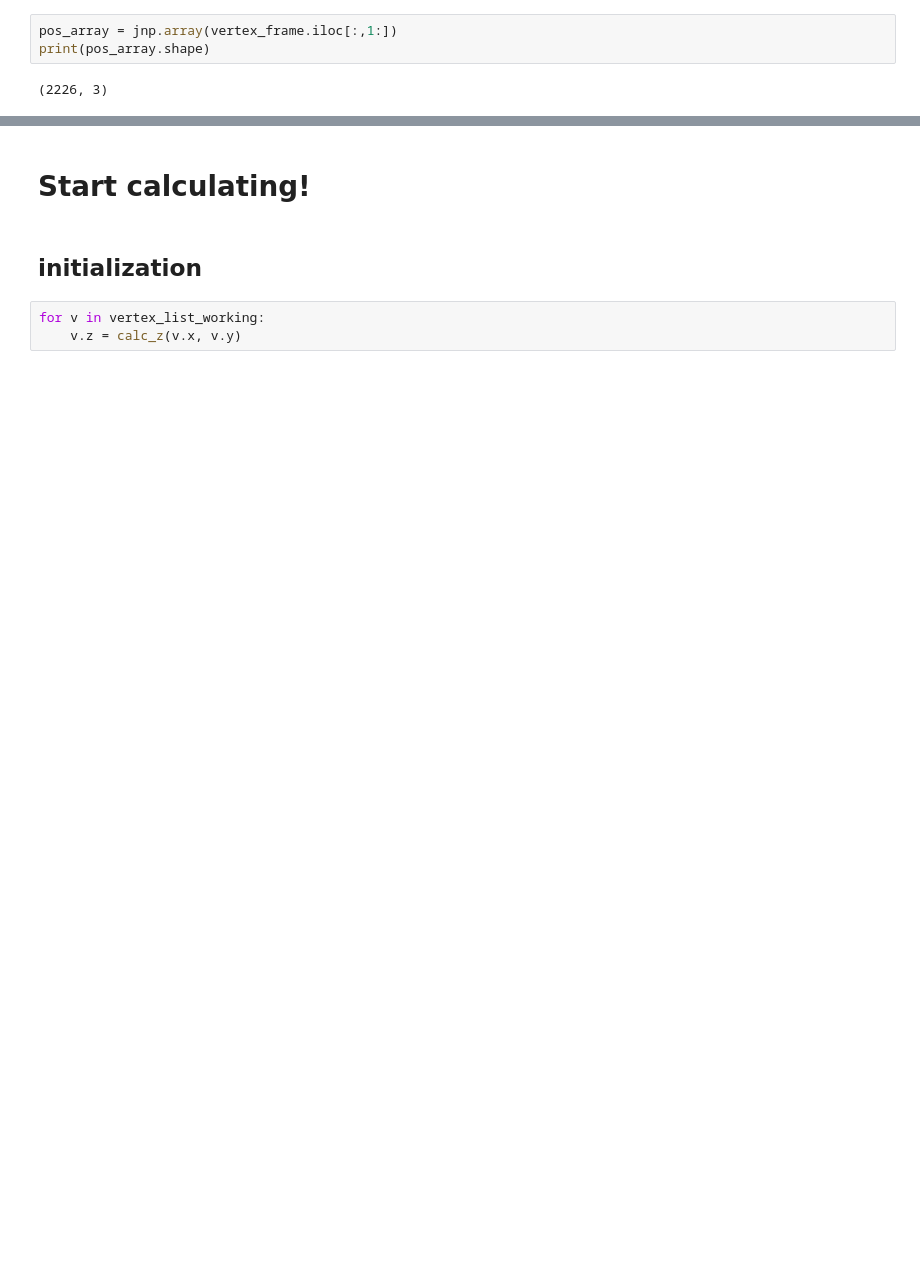
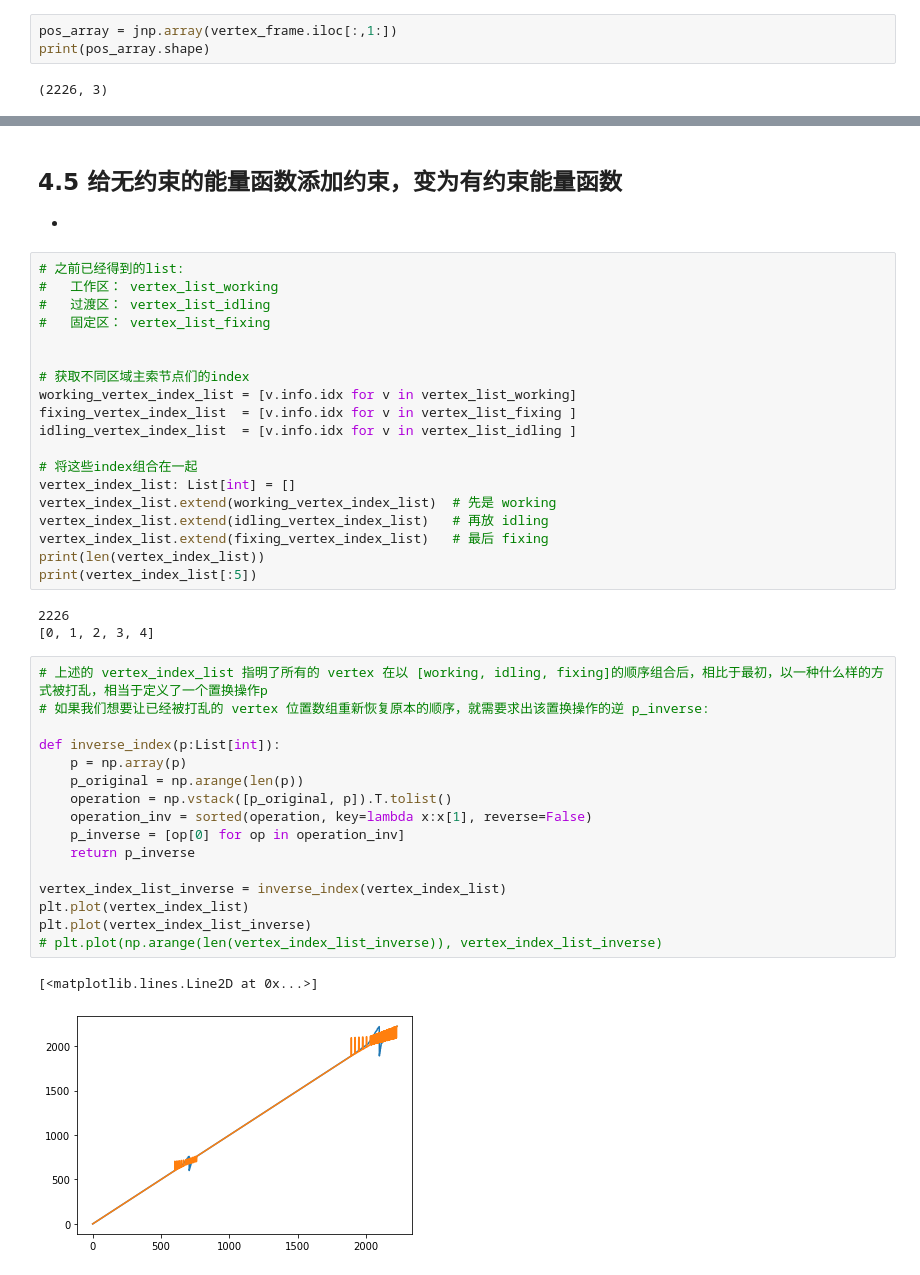
Before and after one commit to Roy-Kid/jax-in-practice, a Jupyter notebook: code/chapter10/main.ipynb, the cells around one changed output, grey strips where cells are left out. Saved outputs shown, nothing was run; the diff lists cells and outputs as text; blank space fills up the shorter version.

```diff
--- a/code/chapter10/main.ipynb
+++ b/code/chapter10/main.ipynb
@@ -511,7 +509,44 @@ The problem arose with the `bool` function.
-# %% [markdown]
-# Start calculating!
-# %% [markdown]
-## initialization
-# %%
-for v in vertex_list_working:
-    v.z = calc_z(v.x, v.y)
+# %% [markdown]
+## 4.5 给无约束的能量函数添加约束，变为有约束能量函数
+- <font color=white size=4 face=雅黑>如此做目的在于方便扩展，同时提高效率</font>
+# %%
+# 之前已经得到的list:
+#   工作区： vertex_list_working
+#   过渡区： vertex_list_idling
+#   固定区： vertex_list_fixing
+
+
+# 获取不同区域主索节点们的index
+working_vertex_index_list = [v.info.idx for v in vertex_list_working]
+fixing_vertex_index_list  = [v.info.idx for v in vertex_list_fixing ]
+idling_vertex_index_list  = [v.info.idx for v in vertex_list_idling ]
+
+# 将这些index组合在一起
+vertex_index_list: List[int] = []
+vertex_index_list.extend(working_vertex_index_list)  # 先是 working
+vertex_index_list.extend(idling_vertex_index_list)   # 再放 idling
+vertex_index_list.extend(fixing_vertex_index_list)   # 最后 fixing
+print(len(vertex_index_list))
+print(vertex_index_list[:5])
+# %% [output]
+2226
+[0, 1, 2, 3, 4]
+# %%
+# 上述的 vertex_index_list 指明了所有的 vertex 在以 [working, idling, fixing]的顺序组合后，相比于最初，以一种什么样的方式被打乱，相当于定义了一个置换操作p
+# 如果我们想要让已经被打乱的 vertex 位置数组重新恢复原本的顺序，就需要求出该置换操作的逆 p_inverse:
+
+def inverse_index(p:List[int]):
+    p = np.array(p)
+    p_original = np.arange(len(p))
+    operation = np.vstack([p_original, p]).T.tolist()
+    operation_inv = sorted(operation, key=lambda x:x[1], reverse=False)
+    p_inverse = [op[0] for op in operation_inv]
+    return p_inverse
+
+vertex_index_list_inverse = inverse_index(vertex_index_list)
+plt.plot(vertex_index_list)
+plt.plot(vertex_index_list_inverse)
+# plt.plot(np.arange(len(vertex_index_list_inverse)), vertex_index_list_inverse)
+# %% [output]
+[<matplotlib.lines.Line2D at 0x...>]
+[figure, added]
```
Also changed, not shown: parts of 16 cells of this notebook, 1 other file.
